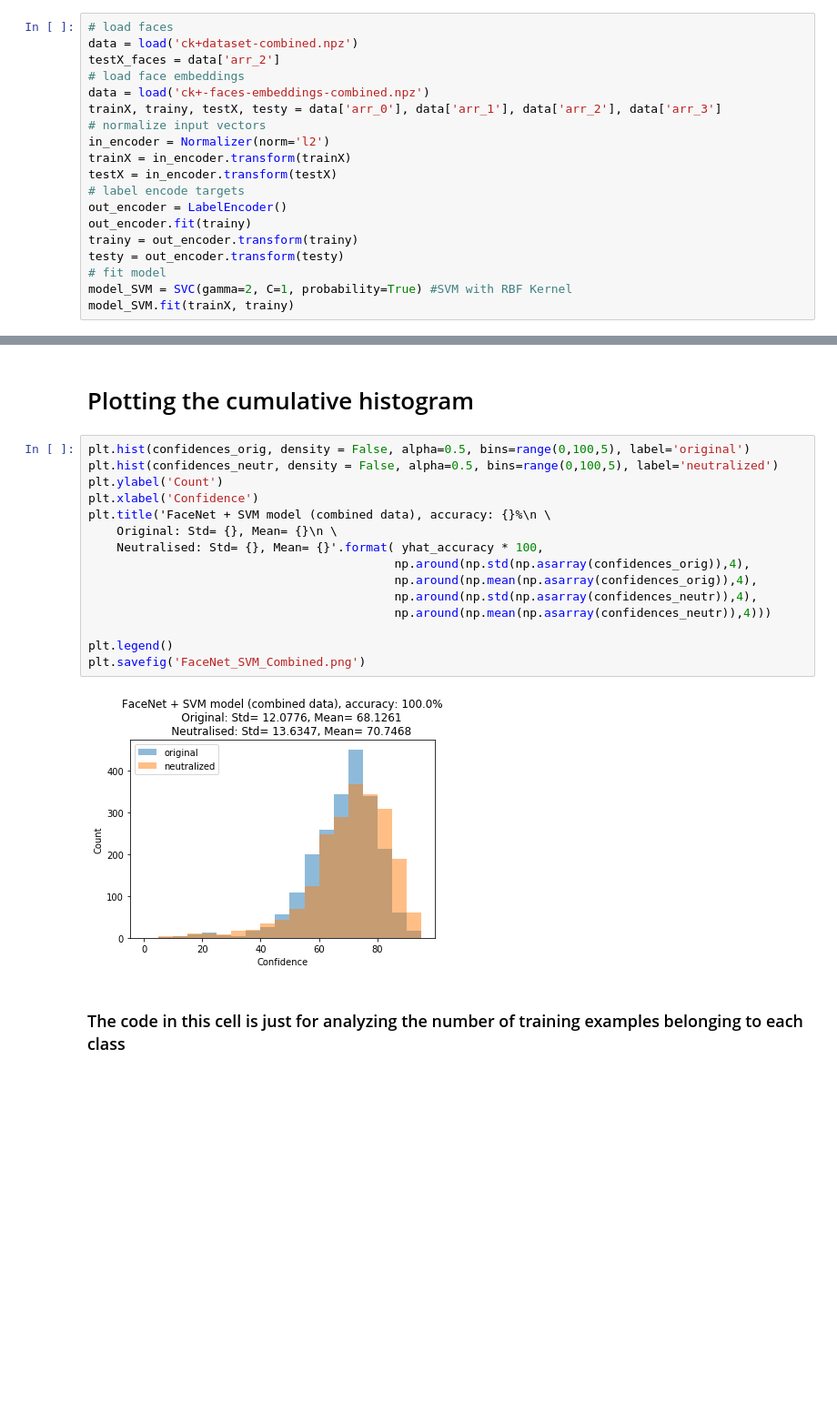
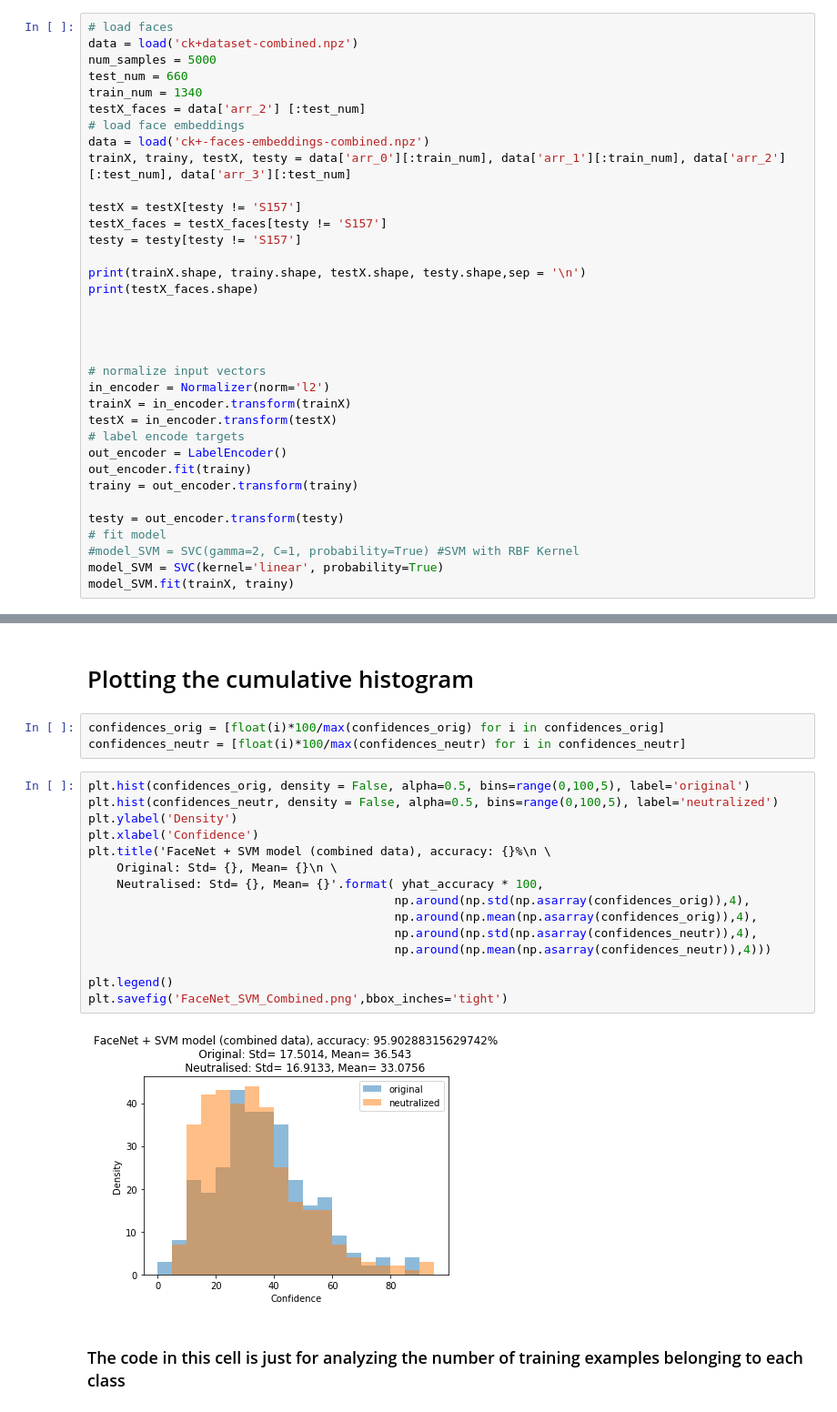
Before and after one commit to maxxiefjv/ACVPR-ExpressionInvariantFaceRecognition, a Jupyter notebook: Ananthu_code/Combined_dataset_validation_approach.ipynb, the cells around one changed output, grey strips where cells are left out. Shown at 91% size. Drawn from its saved outputs; the diff is of its cells as text; blank space fills up the shorter version.

Commit message:
Added the results for reduced data-set

```diff
--- a/Ananthu_code/Combined_dataset_validation_approach.ipynb
+++ b/Ananthu_code/Combined_dataset_validation_approach.ipynb
@@ -547,10 +547,24 @@ from matplotlib import pyplot
 # %%
 # load faces
 data = load('ck+dataset-combined.npz')
-testX_faces = data['arr_2']
+num_samples = 5000
+test_num = 660
+train_num = 1340
+testX_faces = data['arr_2'] [:test_num]
 # load face embeddings
 data = load('ck+-faces-embeddings-combined.npz')
-trainX, trainy, testX, testy = data['arr_0'], data['arr_1'], data['arr_2'], data['arr_3']
+trainX, trainy, testX, testy = data['arr_0'][:train_num], data['arr_1'][:train_num], data['arr_2'][:test_num], data['arr_3'][:test_num]
+
+testX = testX[testy != 'S157']
+testX_faces = testX_faces[testy != 'S157']
+testy = testy[testy != 'S157']
+
+print(trainX.shape, trainy.shape, testX.shape, testy.shape,sep = '\n')
+print(testX_faces.shape)
+
+
+
+
 # normalize input vectors
 in_encoder = Normalizer(norm='l2')
 trainX = in_encoder.transform(trainX)
@@ -559,8 +573,10 @@ testX = in_encoder.transform(testX)
 out_encoder = LabelEncoder()
 out_encoder.fit(trainy)
 trainy = out_encoder.transform(trainy)
+
 testy = out_encoder.transform(testy)
 # fit model
-model_SVM = SVC(gamma=2, C=1, probability=True) #SVM with RBF Kernel
+#model_SVM = SVC(gamma=2, C=1, probability=True) #SVM with RBF Kernel
+model_SVM = SVC(kernel='linear', probability=True)
 model_SVM.fit(trainX, trainy)
 # %% [output]
@@ -692,23 +712,26 @@ Black Pixel count:24
 #or predict_names[0] == 'S052' or predict_names[0] == 'S055' or predict_names[0] == 'S074'or predict_names[0] == 'S106' or predict_names[0] == 'S111' or predict_names[0] == 'S113' or predict_names[0] == 'S121' or predict_names[0] == 'S124' or predict_names[0] == 'S125' or predict_names[0] == 'S130' or predict_names[0] == 'S132'):
 # %% [markdown]
 # Plotting the cumulative histogram
+# %%
+confidences_orig = [float(i)*100/max(confidences_orig) for i in confidences_orig]
+confidences_neutr = [float(i)*100/max(confidences_neutr) for i in confidences_neutr]
 # %%
 plt.hist(confidences_orig, density = False, alpha=0.5, bins=range(0,100,5), label='original')
 plt.hist(confidences_neutr, density = False, alpha=0.5, bins=range(0,100,5), label='neutralized')
-plt.ylabel('Count')
+plt.ylabel('Density')
 plt.xlabel('Confidence')
 plt.title('FaceNet + SVM model (combined data), accuracy: {}%\n \
     Original: Std= {}, Mean= {}\n \
     Neutralised: Std= {}, Mean= {}'.format( yhat_accuracy * 100,
                                            np.around(np.std(np.asarray(confidences_orig)),4),
                                            np.around(np.mean(np.asarray(confidences_orig)),4),
                                            np.around(np.std(np.asarray(confidences_neutr)),4),
                                            np.around(np.mean(np.asarray(confidences_neutr)),4)))
 
 plt.legend()
-plt.savefig('FaceNet_SVM_Combined.png')
+plt.savefig('FaceNet_SVM_Combined.png',bbox_inches='tight')
 # %% [output]
-[figure, old version]
+[figure, new version]
 # %% [markdown]
 ### The code in this cell is just for analyzing the number of training examples belonging to each class
 # %%
```
Also changed, not shown: parts of 7 cells of this notebook, 4 other files.
